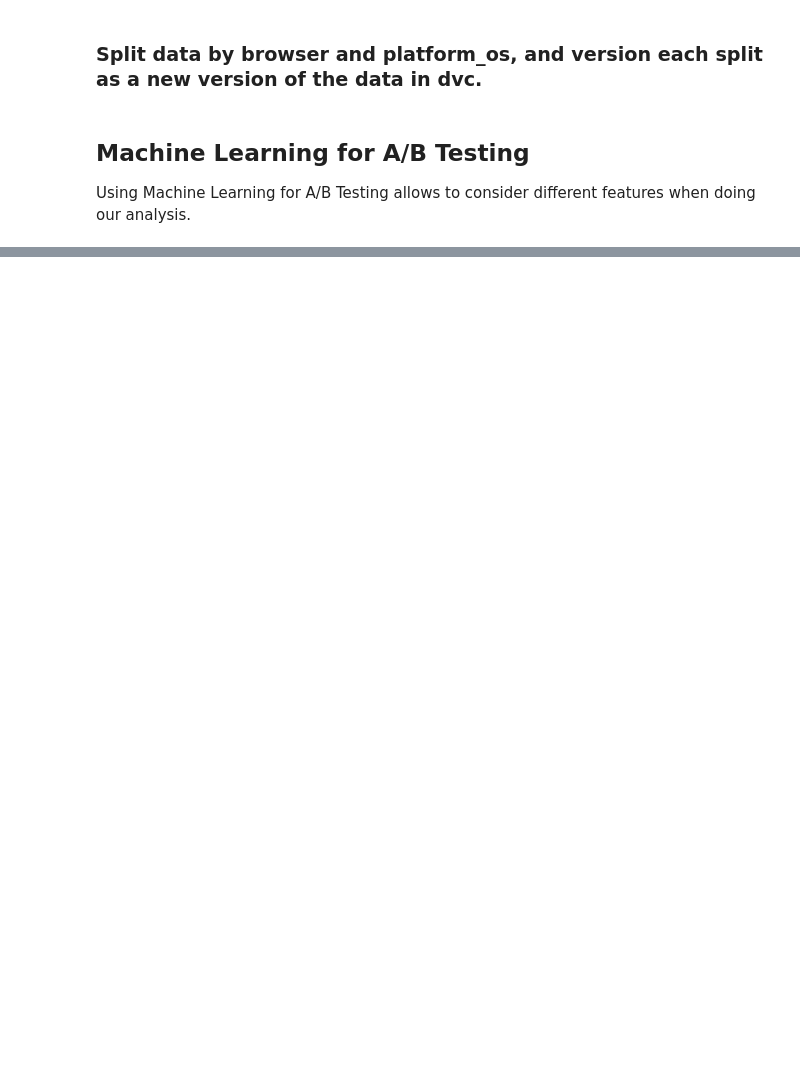
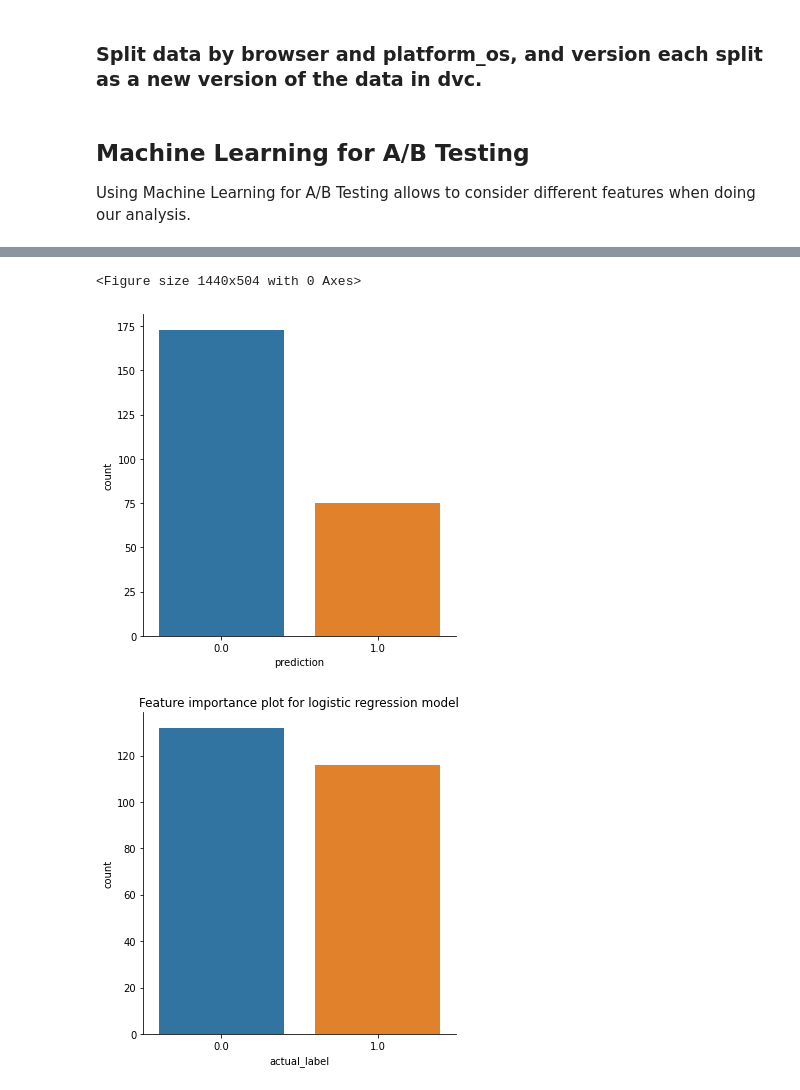
Before and after one commit to DiboraHaile/Testing-A-B, a Jupyter notebook: notebooks/ml_A-B_testing.ipynb, the cells around one changed output, grey strips where cells are left out. Drawn from its saved outputs; the diff is of its cells as text; code cells hidden in the pictures; blank space fills up the shorter version.

```diff
--- a/notebooks/ml_A-B_testing.ipynb
+++ b/notebooks/ml_A-B_testing.ipynb
@@ -21,2 +75,5 @@ Using Machine Learning for A/B Testing allows to consider different features whe
 # %%
 # Split the data into 70% training, 20% validation, and 10% test sets.
+scaler = MinMaxScaler()
+scaled_data = pd.DataFrame(scaler.fit_transform(data_ml))
+scaled_data
@@ -32,0 +210,12 @@ Which data features are relevant to predicting the target variable?
+# %%
+y_pred = clf_descions.predict(X_test)
+logistic_df = pd.DataFrame({"prediction":y_pred,"actual_label":y_test})
+plt.figure(figsize=(20, 7))
+sn.catplot(data=logistic_df,x="prediction",kind="count")
+sn.catplot(data=logistic_df,x="actual_label",kind="count")
+plt.title("Feature importance plot for logistic regression model")
+plt.show()
+# %% [output]
+<Figure size 1440x504 with 0 Axes>
+[figure, added]
+[figure, added]
```
Also changed, not shown: parts of 22 cells of this notebook.
